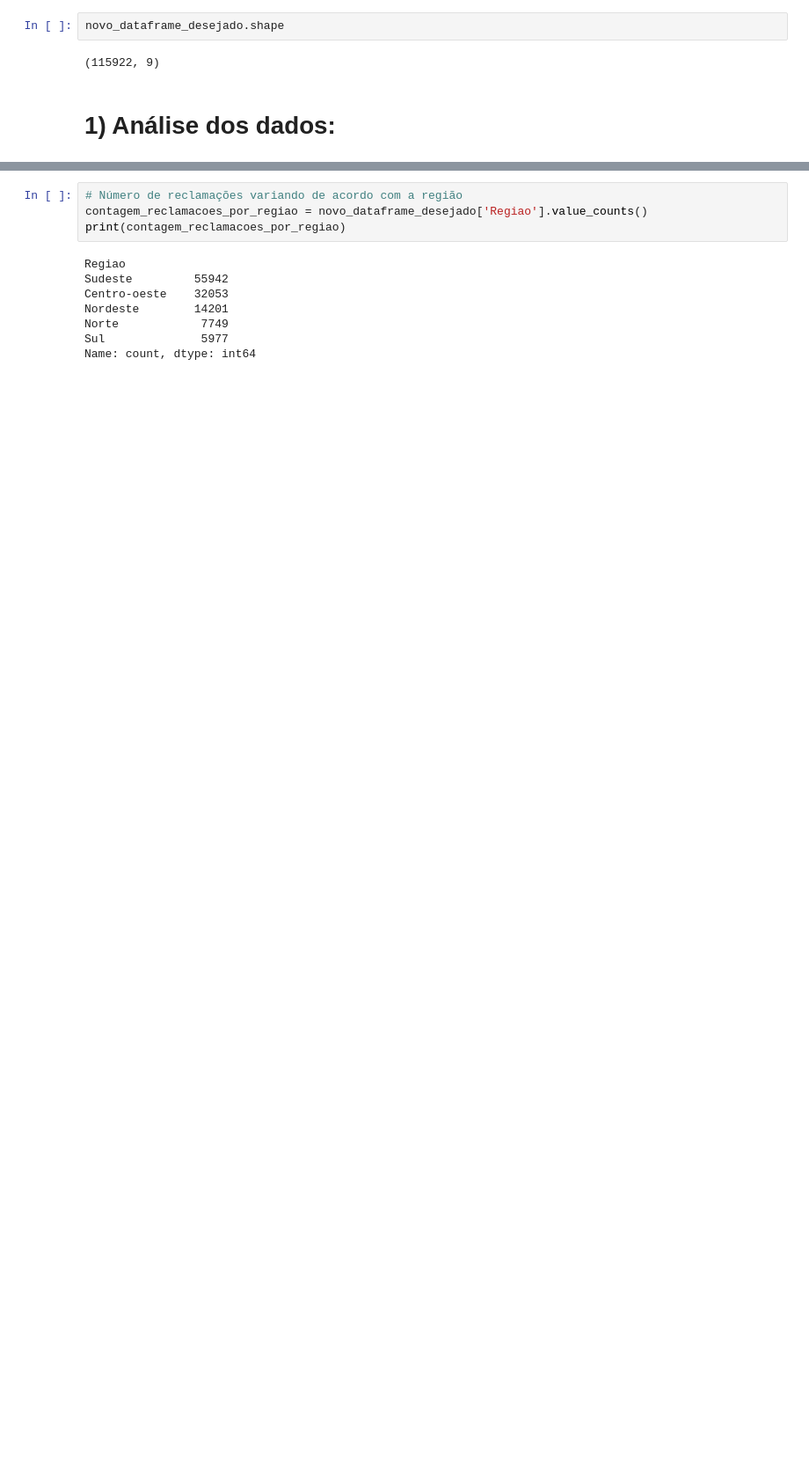
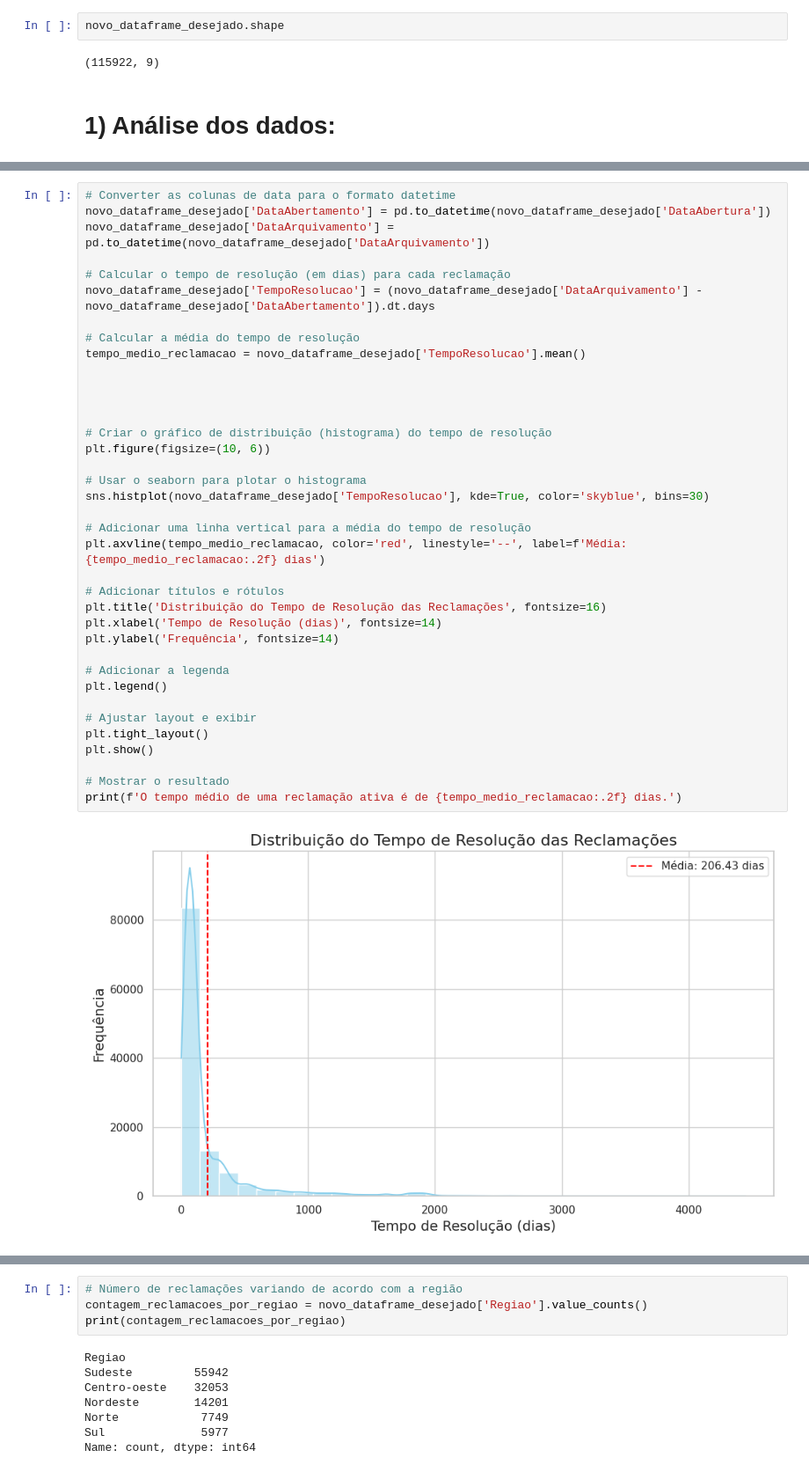
Before and after one commit to arikinhafln/data-analytics-activities, a Jupyter notebook: Cópia_de_Desafio_Final_Reclamações_do_Consumidor_SQUAD_MARY_JACKSON.ipynb, the cells around one changed output, grey strips where cells are left out. Shown at 88% size. Drawn from its saved outputs; the diff is of its cells as text; blank space fills up the shorter version.

```diff
--- a/Cópia_de_Desafio_Final_Reclamações_do_Consumidor_SQUAD_MARY_JACKSON.ipynb
+++ b/Cópia_de_Desafio_Final_Reclamações_do_Consumidor_SQUAD_MARY_JACKSON.ipynb
@@ -372,0 +435,39 @@ novo_dataframe_desejado.shape
+# %%
+# Converter as colunas de data para o formato datetime
+novo_dataframe_desejado['DataAbertamento'] = pd.to_datetime(novo_dataframe_desejado['DataAbertura'])
+novo_dataframe_desejado['DataArquivamento'] = pd.to_datetime(novo_dataframe_desejado['DataArquivamento'])
+
+# Calcular o tempo de resolução (em dias) para cada reclamação
+novo_dataframe_desejado['TempoResolucao'] = (novo_dataframe_desejado['DataArquivamento'] - novo_dataframe_desejado['DataAbertamento']).dt.days
+
+# Calcular a média do tempo de resolução
+tempo_medio_reclamacao = novo_dataframe_desejado['TempoResolucao'].mean()
+
+
+
+
+# Criar o gráfico de distribuição (histograma) do tempo de resolução
+plt.figure(figsize=(10, 6))
+
+# Usar o seaborn para plotar o histograma
+sns.histplot(novo_dataframe_desejado['TempoResolucao'], kde=True, color='skyblue', bins=30)
+
+# Adicionar uma linha vertical para a média do tempo de resolução
+plt.axvline(tempo_medio_reclamacao, color='red', linestyle='--', label=f'Média: {tempo_medio_reclamacao:.2f} dias')
+
+# Adicionar títulos e rótulos
+plt.title('Distribuição do Tempo de Resolução das Reclamações', fontsize=16)
+plt.xlabel('Tempo de Resolução (dias)', fontsize=14)
+plt.ylabel('Frequência', fontsize=14)
+
+# Adicionar a legenda
+plt.legend()
+
+# Ajustar layout e exibir
+plt.tight_layout()
+plt.show()
+
+# Mostrar o resultado
+print(f'O tempo médio de uma reclamação ativa é de {tempo_medio_reclamacao:.2f} dias.')
+# %% [output]
+[figure, added]
```
Also changed, not shown: parts of 54 cells of this notebook.
